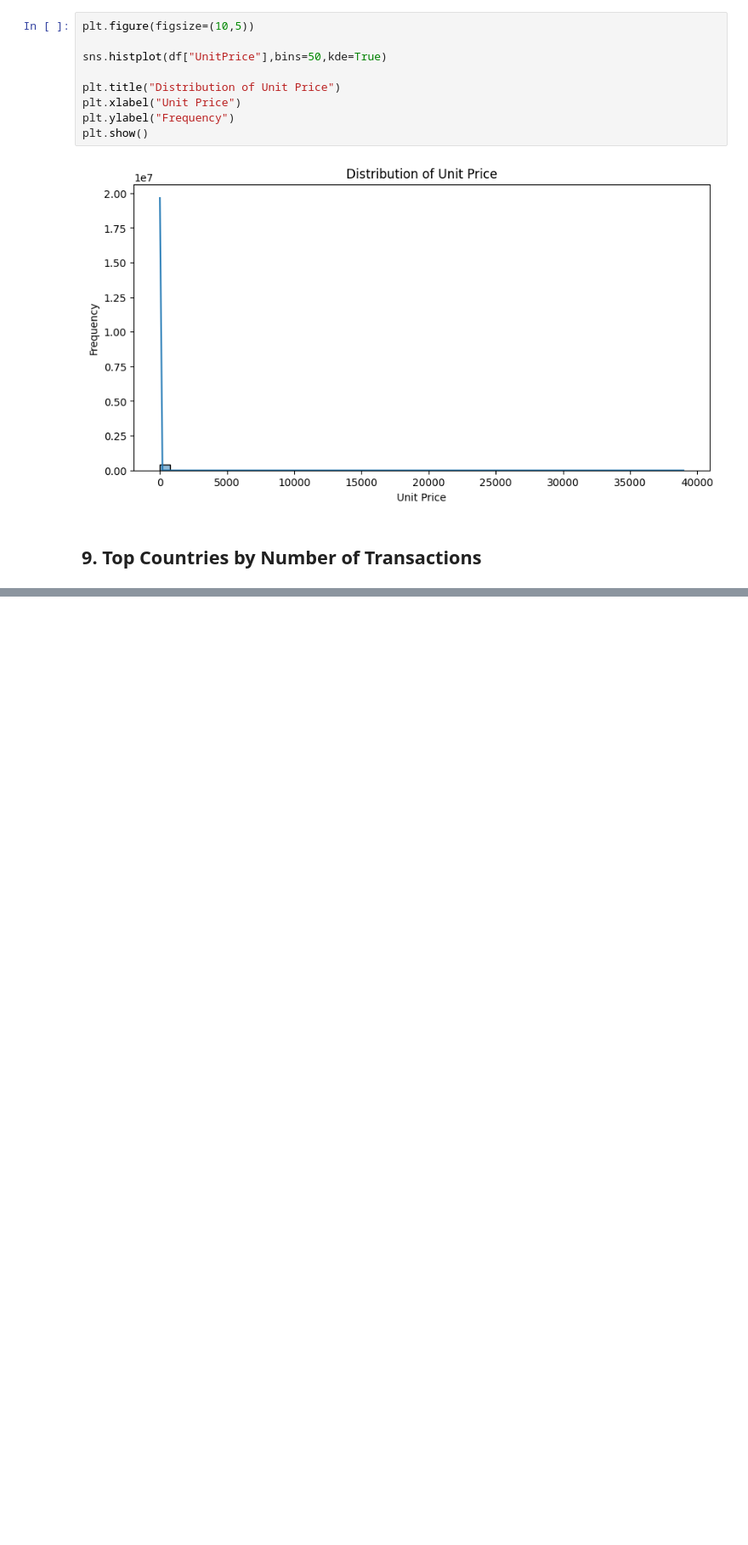
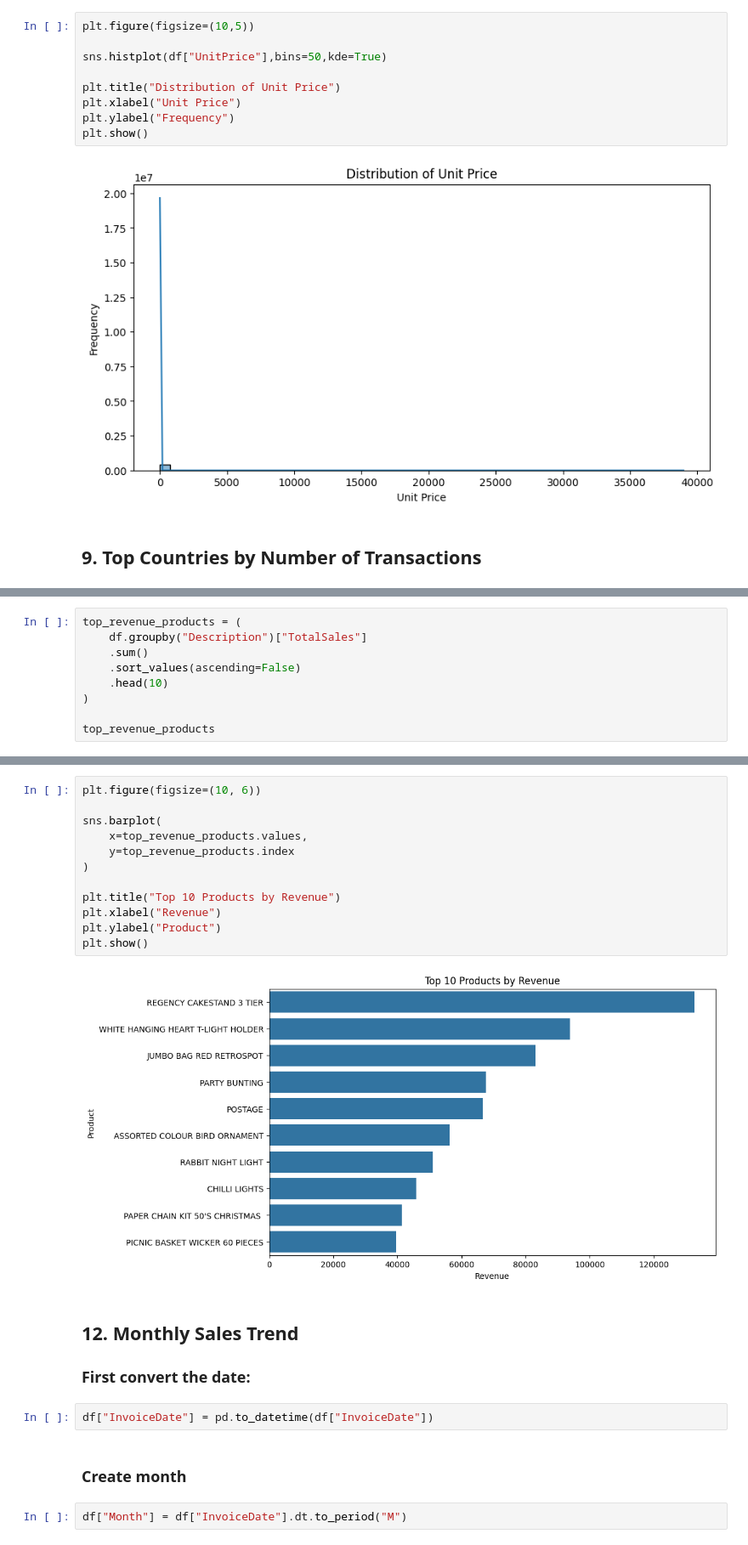
Before and after one commit to siddharth-kushwaha03/CODESOFT, a Jupyter notebook: CodeSoft_Task2/CodeSoft_task2.ipynb, the cells around one changed output, grey strips where cells are left out. Shown at 85% size. Cells and saved outputs as stored; diff of their text form; blank space fills up the shorter version.

```diff
--- a/CodeSoft_Task2/CodeSoft_task2.ipynb
+++ b/CodeSoft_Task2/CodeSoft_task2.ipynb
@@ -152,0 +225,9 @@ plt.show()
+# %%
+top_revenue_products = (
+    df.groupby("Description")["TotalSales"]
+    .sum()
+    .sort_values(ascending=False)
+    .head(10)
+)
+
+top_revenue_products
@@ -152,0 +247,23 @@ plt.show()
+# %%
+plt.figure(figsize=(10, 6))
+
+sns.barplot(
+    x=top_revenue_products.values,
+    y=top_revenue_products.index
+)
+
+plt.title("Top 10 Products by Revenue")
+plt.xlabel("Revenue")
+plt.ylabel("Product")
+plt.show()
+# %% [output]
+[figure, added]
+# %% [markdown]
+## 12. Monthly Sales Trend
+### First convert the date:
+# %%
+df["InvoiceDate"] = pd.to_datetime(df["InvoiceDate"])
+# %% [markdown]
+### Create month
+# %%
+df["Month"] = df["InvoiceDate"].dt.to_period("M")
```
Also changed, not shown: parts of 51 cells of this notebook.
